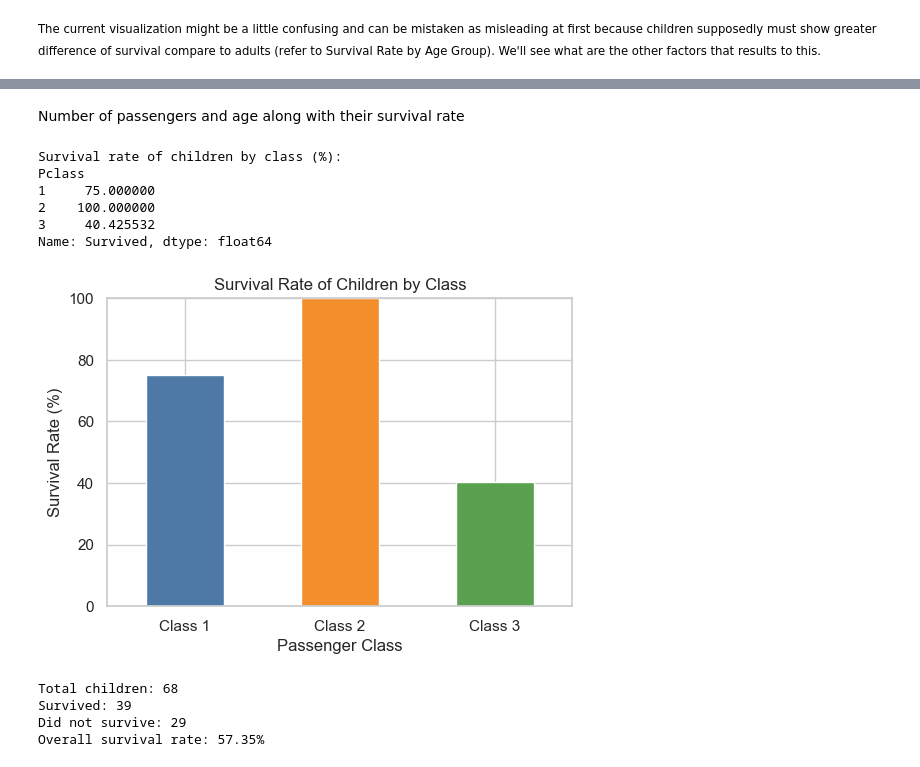
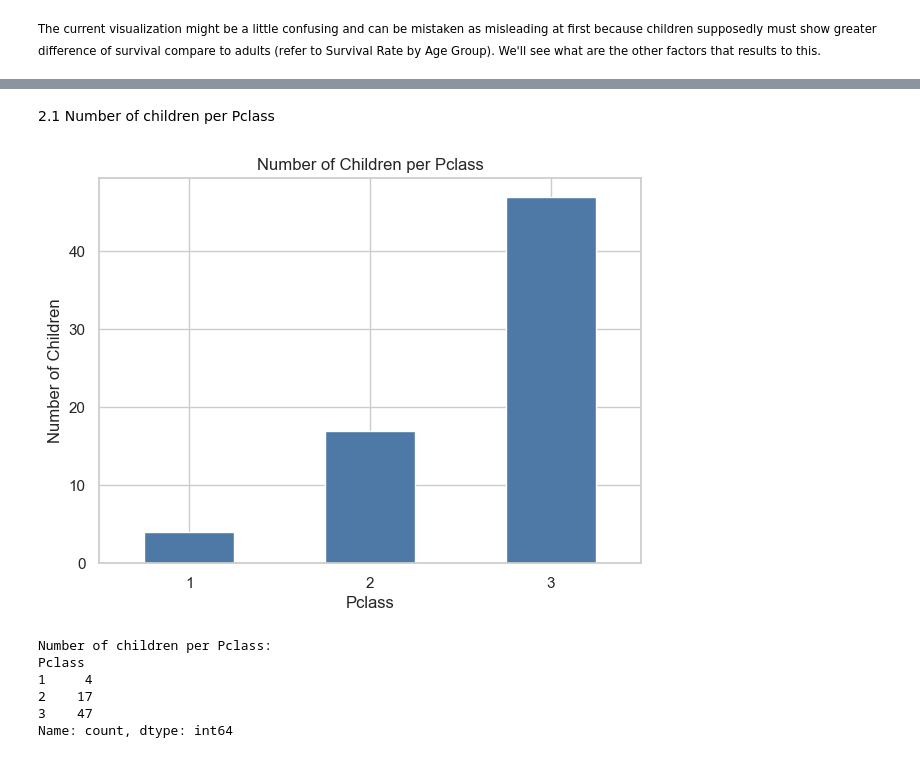
Before and after one commit to icyclestick/titanic, a Jupyter notebook: Data Cleaning + Visualization.ipynb, the cells around one changed output, grey strips where cells are left out. Cells and saved outputs as stored; diff of their text form; code cells hidden in the pictures.

```diff
--- a/Data Cleaning + Visualization.ipynb
+++ b/Data Cleaning + Visualization.ipynb
@@ -263,54 +276,26 @@ plt.show()
-# %% [markdown]
-Number of passengers and age along with their survival rate
-# %%
-# Filter for children (AgeGroup == 'Child')
-children = df[df['AgeGroup'] == 'Child']
-
-# Compute survival rate for each class
-child_class_survival = children.groupby('Pclass')['Survived'].mean() * 100
-
-# Show the result
-print("Survival rate of children by class (%):")
-print(child_class_survival)
-# %% [output]
-Survival rate of children by class (%):
-Pclass
-1     75.000000
-2    100.000000
-3     40.425532
-Name: Survived, dtype: float64
-# %%
-plt.figure(figsize=(6,4))
-child_class_survival.plot(kind='bar', color=['#4e79a7', '#f28e2b', '#59a14f'])
-plt.title('Survival Rate of Children by Class')
-plt.xlabel('Passenger Class')
-plt.ylabel('Survival Rate (%)')
-plt.ylim(0, 100)
-plt.xticks([0,1,2], ['Class 1', 'Class 2', 'Class 3'], rotation=0)
-plt.show()
-# %% [output]
-[figure, removed]
-# %%
-# Filter for children (AgeGroup == 'Child')
-children = df[df['AgeGroup'] == 'Child']
-
-# Count total children
-total_children = len(children)
-
-# Count survivors and non-survivors
-survived_children = children['Survived'].sum()
-not_survived_children = total_children - survived_children
-
-# Compute overall survival rate
-overall_survival_rate = survived_children / total_children * 100
-
-# Print results
-print(f"Total children: {total_children}")
-print(f"Survived: {survived_children}")
-print(f"Did not survive: {not_survived_children}")
-print(f"Overall survival rate: {overall_survival_rate:.2f}%")
-# %% [output]
-Total children: 68
-Survived: 39
-Did not survive: 29
-Overall survival rate: 57.35%
+# %% [markdown]
+2.1 Number of children per Pclass
+# %%
+# Count the number of children per Pclass
+children_per_class = df[df['AgeGroup'] == 'Child']['Pclass'].value_counts().sort_index()
+
+# Bar plot
+plt.figure(figsize=(7, 5))
+children_per_class.plot(kind='bar', color='#4e79a7')
+plt.title('Number of Children per Pclass')
+plt.xlabel('Pclass')
+plt.ylabel('Number of Children')
+plt.xticks(rotation=0)
+plt.show()
+# %% [output]
+[figure, added]
+# %%
+print("Number of children per Pclass:")
+print(children_per_class)
+# %% [output]
+Number of children per Pclass:
+Pclass
+1     4
+2    17
+3    47
+Name: count, dtype: int64
```
Also changed, not shown: parts of 25 cells of this notebook.
